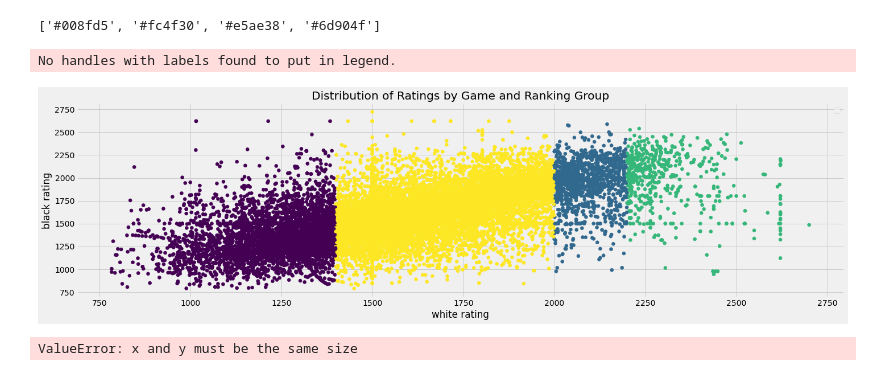
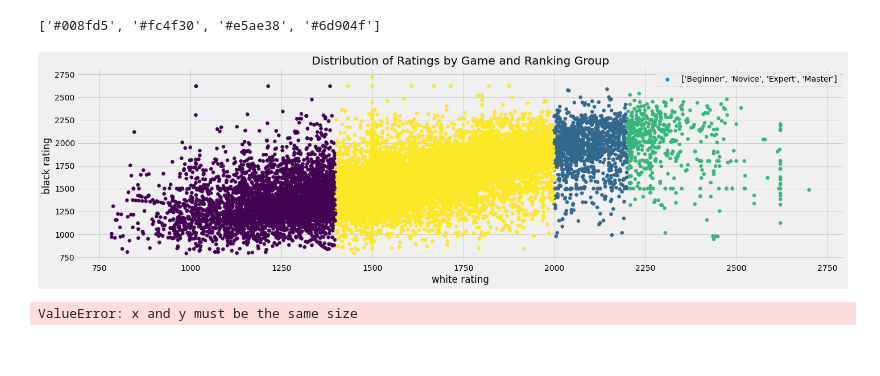
Before and after one commit to rmesrobi/Chess-Openings-EDA, a Jupyter notebook: chess_EDA_Final.ipynb, the cells around one changed output. Drawn from its saved outputs; the diff is of its cells as text; code cells hidden in the pictures.

```diff
--- a/chess_EDA_Final.ipynb
+++ b/chess_EDA_Final.ipynb
@@ -187,20 +187,19 @@ colors = ['Beginner': '#008fd5', 'Novice': '#fc4f30', 'Expert': '#e5ae38', 'Mast
 # %%
 #distribution of games by rating and rating group
 fig, ax = plt.subplots(1,1, figsize = (20,6))
 one = mpatches.Patch(color='#008fd5', label='Beginner')
 two = mpatches.Patch(color='#fc4f30', label='Novice')
 three = mpatches.Patch(color='#e5ae38', label='Expert')
 four = mpatches.Patch(color='#6d904f', label='Master')
 labels = ['Beginner', 'Novice', 'Expert', 'Master']
-ax.scatter(df.white_rating, df.black_rating, c = pd.Categorical(df.white_rating_value).codes)
+ax.scatter(df.white_rating, df.black_rating, c = pd.Categorical(df.white_rating_value).codes, label = [i for i in labels])
 ax.legend()
 ax.set_ylabel('black rating')
 ax.set_xlabel('white rating')
 ax.set_title('Distribution of Ratings by Game and Ranking Group')
 plt.savefig('images/distribution_of_ratings_by_game_and_group.png', bbox_inches = "tight")
 # %% [output]
-No handles with labels found to put in legend.
-[figure, old version]
+[figure, new version]
 # %%
 white_beginners = df[df['white_rating_value'] == "Beginner"]
 black_beginners = df[df['black_rating_value'] == "Beginner"]
```
Also changed, not shown: 2 other files.
